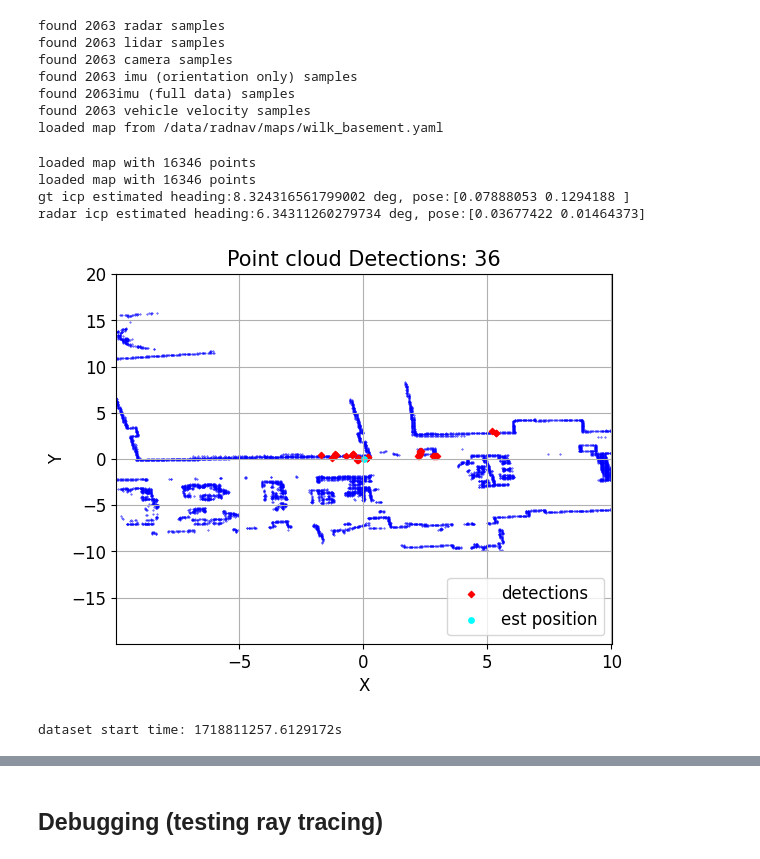
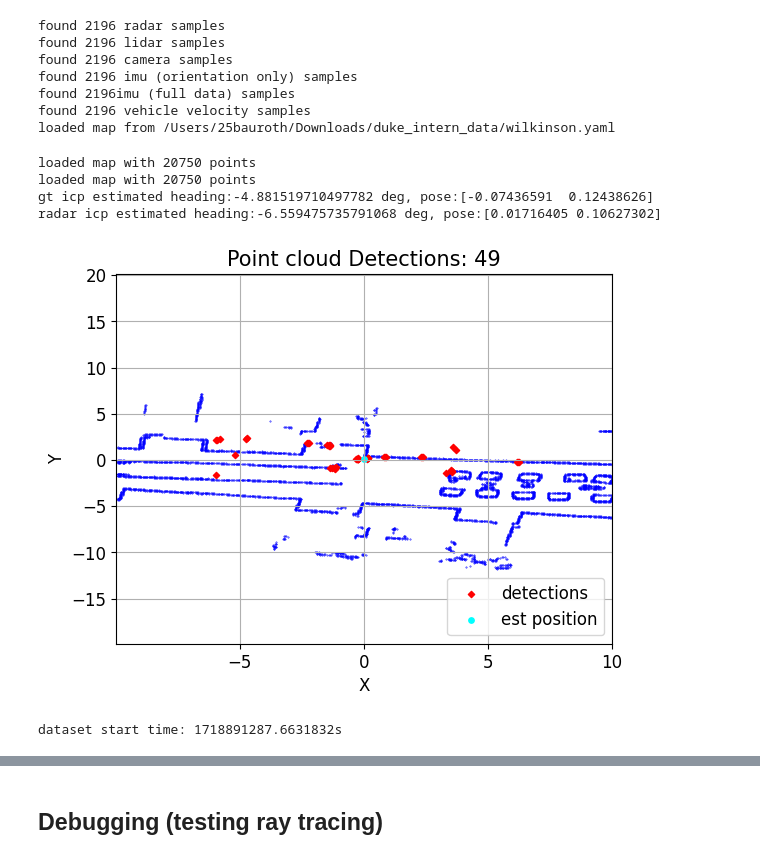
Before and after one commit to davidmhunt/odometry, a Jupyter notebook: notebooks/eval_combined_pc_kalman_vel_filter_stacked.ipynb, the cells around one changed output, grey strips where cells are left out. Drawn from its saved outputs; the diff is of its cells as text; code cells hidden in the pictures.

```diff
--- a/notebooks/eval_combined_pc_kalman_vel_filter_stacked.ipynb
+++ b/notebooks/eval_combined_pc_kalman_vel_filter_stacked.ipynb
@@ -23,7 +23,7 @@ MAP_DIRECTORY=os.getenv("MAP_DIRECTORY")
 
 #setup the datasets
 dataset = radnavDS(
-    dataset_path=DATASET_PATH + "/WILK_BASEMENT_2",
+    dataset_path=DATASET_PATH + "/WILK_SPEED_1_WALK",
     radar_folder="radar_combined",
     lidar_folder="lidar",
     camera_folder="camera",
@@ -34,16 +34,16 @@ dataset = radnavDS(
 
 map_handler = MapHandler(
     maps_folder=MAP_DIRECTORY,
-    map_file="wilk_basement.yaml"
+    map_file="wilkinson.yaml"
 )
 # %% [output]
-found 2063 radar samples
-found 2063 lidar samples
-found 2063 camera samples
-found 2063 imu (orientation only) samples
-found 2063imu (full data) samples
-found 2063 vehicle velocity samples
-loaded map from /data/radnav/maps/wilk_basement.yaml
+found 2196 radar samples
+found 2196 lidar samples
+found 2196 camera samples
+found 2196 imu (orientation only) samples
+found 2196imu (full data) samples
+found 2196 vehicle velocity samples
+loaded map from /Users/25bauroth/Downloads/duke_intern_data/wilkinson.yaml
 # %%
 #initialize the localizers
 radar_odometry = icp2DLocalization(
@@ -68,33 +68,33 @@ lidar_odometry = icp2DLocalization(
 # %%
 filter_threshold = 0.1
 
 #initialize the test bench
-test_bench = combinedPCVelFilteringTB(
+test_bench = combinedPCVelFilteringStackedTB(
     localizer=radar_odometry,
     gt_localizer=lidar_odometry,
     map_handler=map_handler,
     dataset=dataset,
     vel_filter_v_thresh = filter_threshold,
-    vel_filter_enabled = False,
+    vel_filter_enabled = True,
     min_static_rejection_radius = 1.5, #was 0.5
     dynamic_cluster_eps = 1.5, #was 3
     dynamic_cluster_min_samples = 15 #was 50
 )
 
 start_heading = np.deg2rad(-6.1)
 start_pose = np.array([0.03,0.11])
 
 new_heading_rad,new_pose_m = test_bench.init_localization(
     est_start_heading_rad=start_heading,
     est_start_pose_m=start_pose,
     show=True
 )
 # %% [output]
-loaded map with 16346 points
-loaded map with 16346 points
-gt icp estimated heading:8.324316561799002 deg, pose:[0.07888053 0.1294188 ]
-radar icp estimated heading:6.34311260279734 deg, pose:[0.03677422 0.01464373]
+loaded map with 20750 points
+loaded map with 20750 points
+gt icp estimated heading:-4.881519710497782 deg, pose:[-0.07436591  0.12438626]
+radar icp estimated heading:-6.559475735791068 deg, pose:[0.01716405 0.10627302]
-[figure, old version]
+[figure, new version]
 # %%
 #initialize the kalman filter
 start_time_s = test_bench.get_dataset_start_time(idx=0)
@@ -106,7 +106,7 @@ test_bench.init_filter(
     start_time_s=start_time_s
 )
 # %% [output]
-dataset start time: 1718811257.6129172s
+dataset start time: 1718891287.6631832s
 # %%
 #loading directory from .env file
 MOVIE_TEMP_DIRECTORY = os.getenv("MOVIE_TEMP_DIRECTORY")
```
Also changed, not shown: parts of 6 cells of this notebook, 1 other file.
